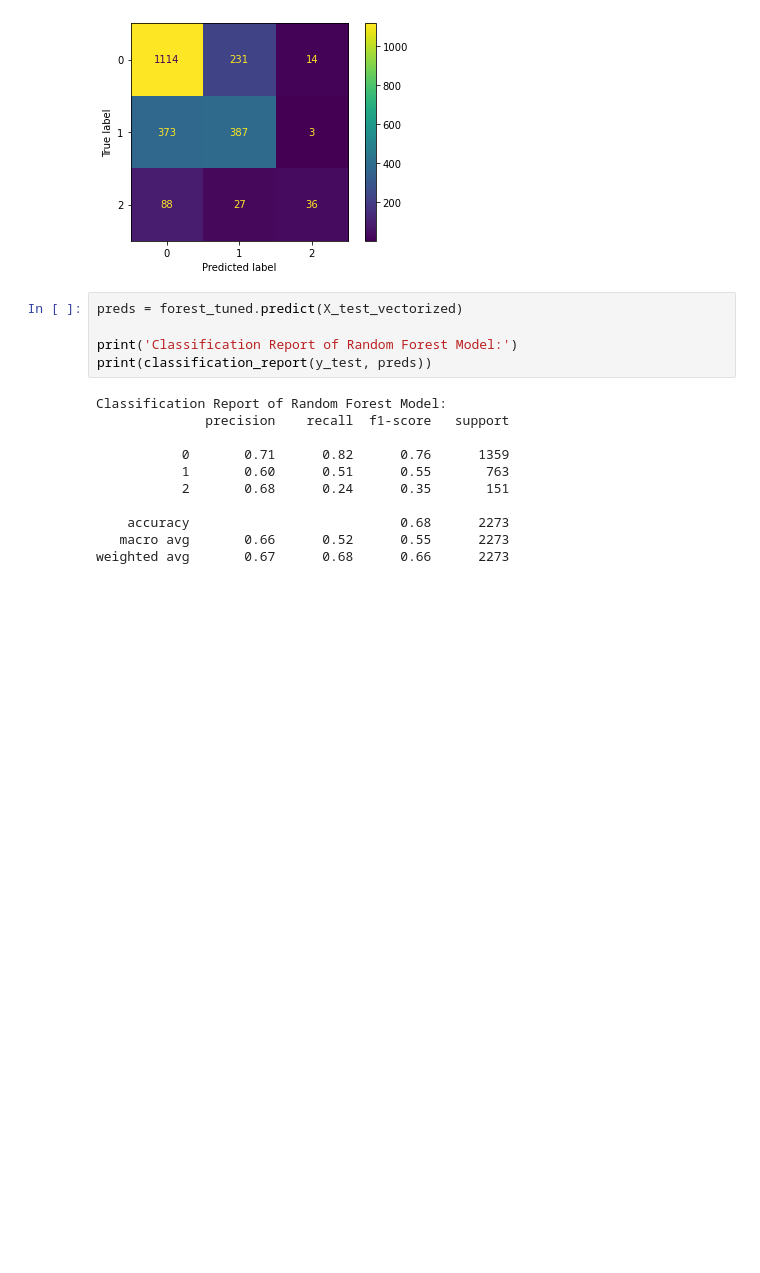
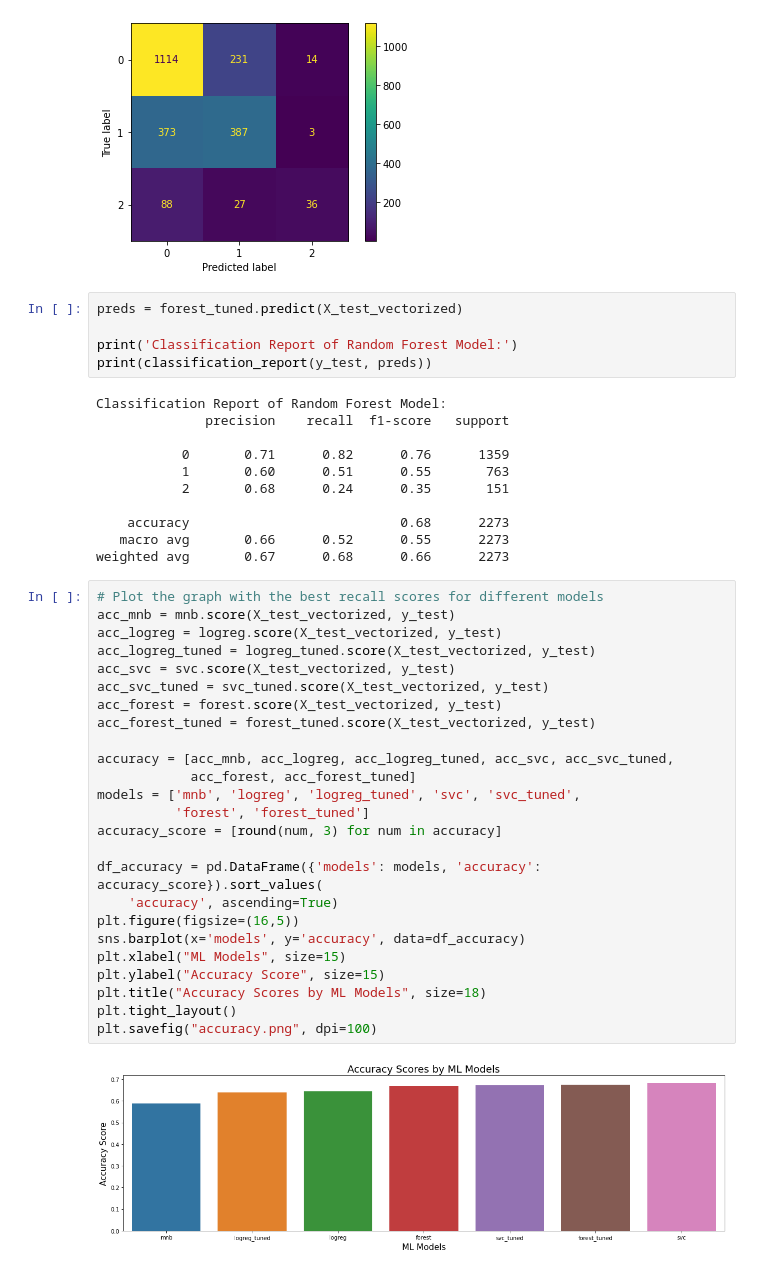
Before and after one commit to VolhaP87/Twitter_Sentiment_Analysis, a Jupyter notebook: Untitled.ipynb, the cells around one changed output. Saved outputs shown, nothing was run; the diff lists cells and outputs as text; blank space fills up the shorter version.

Commit message:
Evaluate Models

```diff
--- a/Untitled.ipynb
+++ b/Untitled.ipynb
@@ -819,3 +819,30 @@ Classification Report of Random Forest Model:
     accuracy                           0.68      2273
    macro avg       0.66      0.52      0.55      2273
 weighted avg       0.67      0.68      0.66      2273
+# %%
+# Plot the graph with the best recall scores for different models
+acc_mnb = mnb.score(X_test_vectorized, y_test)
+acc_logreg = logreg.score(X_test_vectorized, y_test)
+acc_logreg_tuned = logreg_tuned.score(X_test_vectorized, y_test)
+acc_svc = svc.score(X_test_vectorized, y_test)
+acc_svc_tuned = svc_tuned.score(X_test_vectorized, y_test)
+acc_forest = forest.score(X_test_vectorized, y_test)
+acc_forest_tuned = forest_tuned.score(X_test_vectorized, y_test)
+
+accuracy = [acc_mnb, acc_logreg, acc_logreg_tuned, acc_svc, acc_svc_tuned,
+            acc_forest, acc_forest_tuned]
+models = ['mnb', 'logreg', 'logreg_tuned', 'svc', 'svc_tuned',
+          'forest', 'forest_tuned']
+accuracy_score = [round(num, 3) for num in accuracy]
+
+df_accuracy = pd.DataFrame({'models': models, 'accuracy': accuracy_score}).sort_values(
+    'accuracy', ascending=True)
+plt.figure(figsize=(16,5))
+sns.barplot(x='models', y='accuracy', data=df_accuracy)
+plt.xlabel("ML Models", size=15)
+plt.ylabel("Accuracy Score", size=15)
+plt.title("Accuracy Scores by ML Models", size=18)
+plt.tight_layout()
+plt.savefig("accuracy.png", dpi=100)
+# %% [output]
+[figure, added]
```
Also changed, not shown: parts of 2 cells of this notebook, 3 other files.
